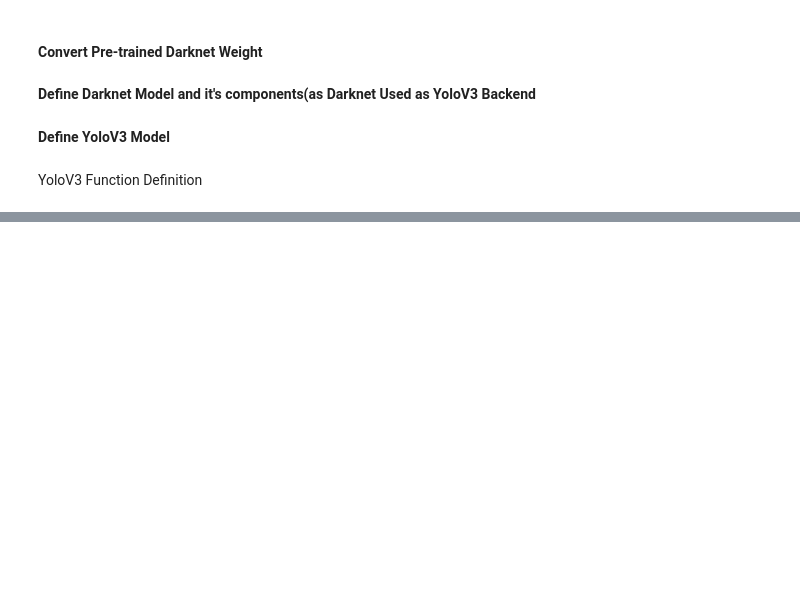
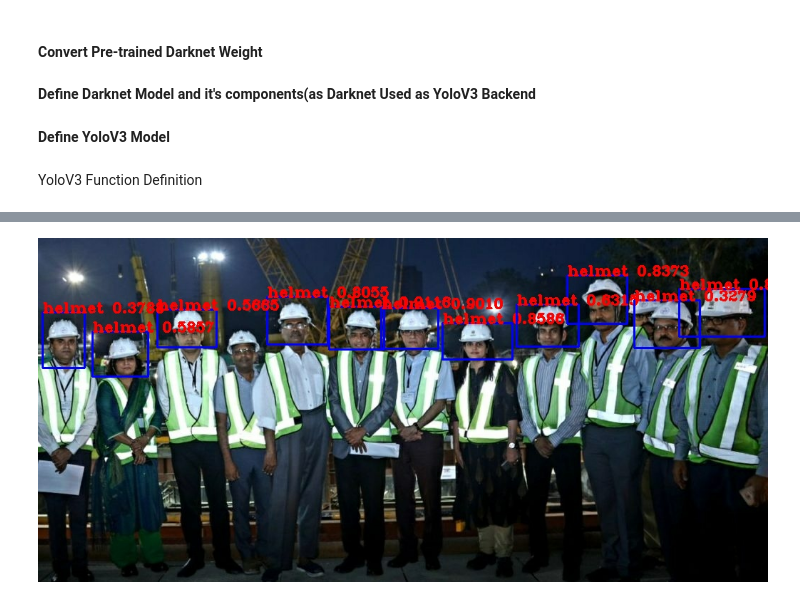
Before and after one commit to sayan0506/HardHead-Detection-for-Safety-Surveilance, a Jupyter notebook: Personal_Safety_Equipment_Detection_System_using_YoloV3.ipynb, the cells around one changed output, grey strips where cells are left out. Drawn from its saved outputs; the diff is of its cells as text; code cells hidden in the pictures; blank space fills up the shorter version.

```diff
--- a/Personal_Safety_Equipment_Detection_System_using_YoloV3.ipynb
+++ b/Personal_Safety_Equipment_Detection_System_using_YoloV3.ipynb
@@ -287,19 +343,18 @@ max_bbox = 20
 # %%
-# define tfrecords metadata
-train_record = os.path.join(drive_path, 'hardhat_train.tfrecord')
+def tfrecord_steps(image_list, tfrecord_path):
+  # writer object
+  writer = tf.io.TFRecordWriter(tfrecord_path)
 
-# writer object
-writer = tf.io.TFRecordWriter(train_record)
+  for name in tqdm.tqdm(image_list):
+    annotation_xml = os.path.join(dataset_path, 'annotations', name + '.xml')
+    # read annotation files
+    annotation_xml = lxml.etree.fromstring(open(annotation_xml).read())
+    # parse the annotation xml
+    annotation = parse_xml(annotation_xml)['annotation']
+    #print(annotation)
+    # build tfrecords
+    tf_example = build_example(dataset_path, annotation, class_map)
+    writer.write(tf_example.SerializeToString())
 
-for name in tqdm.tqdm(image_list[:3]):
-  annotation_xml = os.path.join(dataset_path, 'annotations', name + '.xml')
-  # read annotation files
-  annotation_xml = lxml.etree.fromstring(open(annotation_xml).read())
-  # parse the annotation xml
-  annotation = parse_xml(annotation_xml)['annotation']
-  # build tfrecords
-  tf_example = build_example(dataset_path, annotation, class_map)
-  writer.write(tf_example.SerializeToString())
-
-writer.close()
-print('\nTfrecord conversion is Done!')
+  writer.close()
+  print('Tfrecord conversion is Done!\n')
@@ -745,7 +818,15 @@ yolo = YoloV3(classes = 80)
 # model summary
 yolo.summary()
 
-load_darknet_weights(yolo, '/content/yolov3.weights', False)
+load_darknet_weights(yolo, '/content/drive/MyDrive/HardHead_Dataset/models/yolov3.weights', False)
+
+img = np.random.random((1, 320, 320, 3)).astype(np.float32)
+output = yolo(img)
+print('sanity check passed')
+
+weight_tf_file = '/content/drive/MyDrive/HardHead_Dataset/models/yolov3.tf'
+yolo.save_weights(weight_tf_file)
+print(f'Weights conversion done to - {weight_tf_file}')
 # %% [output]
 Model: "yolov3"
 __________________________________________________________________________________________________
@@ -771,0 +1316,5 @@ classifiers
+# %%
+image_demo = '/content/00000.jpg'
+detect_img(image_demo)
+# %% [output]
+[figure, added]
```
Also changed, not shown: parts of 39 cells of this notebook.
